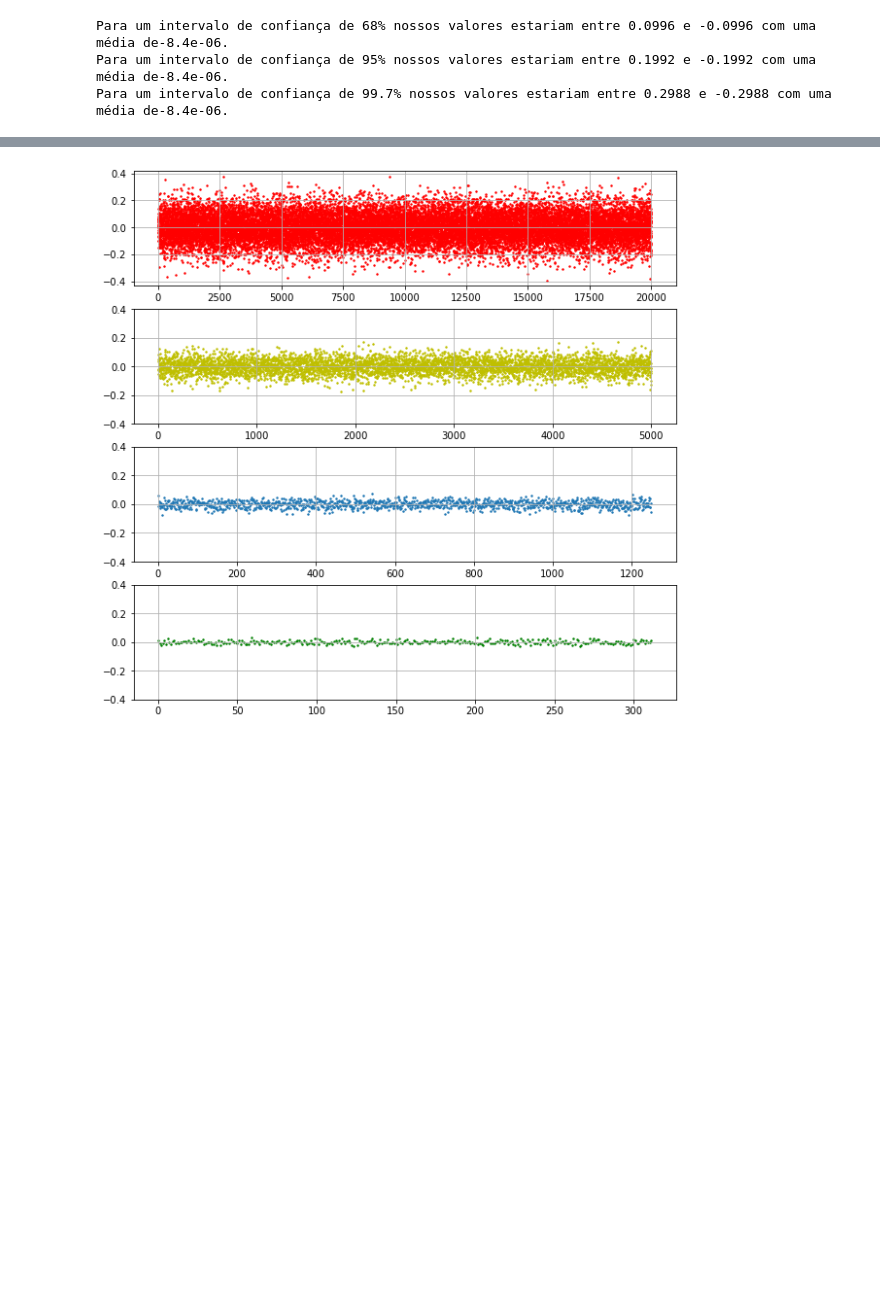
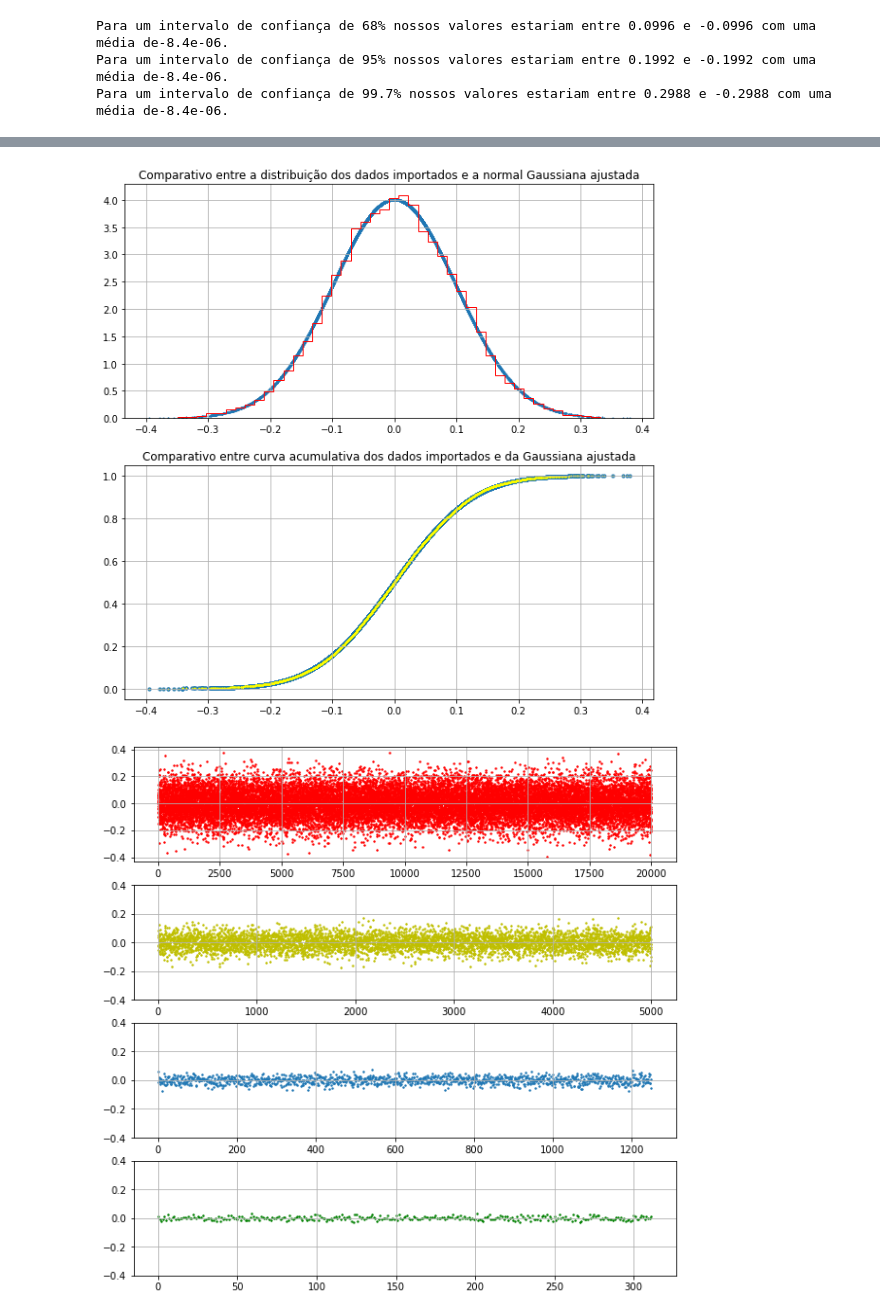
Before and after one commit to gaiogreg/projetos-lets-code, a Jupyter notebook: Projeto6/Projeto6.ipynb, the cells around one changed output, grey strips where cells are left out. Cells and saved outputs as stored; diff of their text form; code cells hidden in the pictures; blank space fills up the shorter version.

```diff
--- a/Projeto6/Projeto6.ipynb
+++ b/Projeto6/Projeto6.ipynb
@@ -87,3 +56,15 @@ axs2.hist(df_lista_media_sorted, density=True, bins=50, histtype='step');
+# %%
+fig, (axs2,axs1) = plt.subplots(2,1, figsize=(10,10))
+axs1.scatter(np_array_btc, norm.cdf(np_array_btc, loc = mean_, scale=std_), s=10); # cumulative density function
+axs1.scatter(df_lista_media_sorted,df_lista_media_sorted.index/len(df_lista_media_sorted), s=0.25, c='yellow');
+axs2.scatter(np_array_btc, norm.pdf(np_array_btc, loc = mean_, scale=std_), s=1); # probability density function
+axs2.hist(df_lista_media_sorted, density=True, bins=50, histtype='step', color='red');
+axs1.grid()
+axs2.grid()
+axs1.set_title('Comparativo entre curva acumulativa dos dados importados e da Gaussiana ajustada')
+axs2.set_title('Comparativo entre a distribuição dos dados importados e a normal Gaussiana ajustada');
+# %% [output]
+[figure, added]
 # %%
 #analisando os dados em ordem aleatória
 df_lista_media_aleatoria1 = agrupamento(np_array_btc,4)
```
Also changed, not shown: parts of 7 cells of this notebook.
